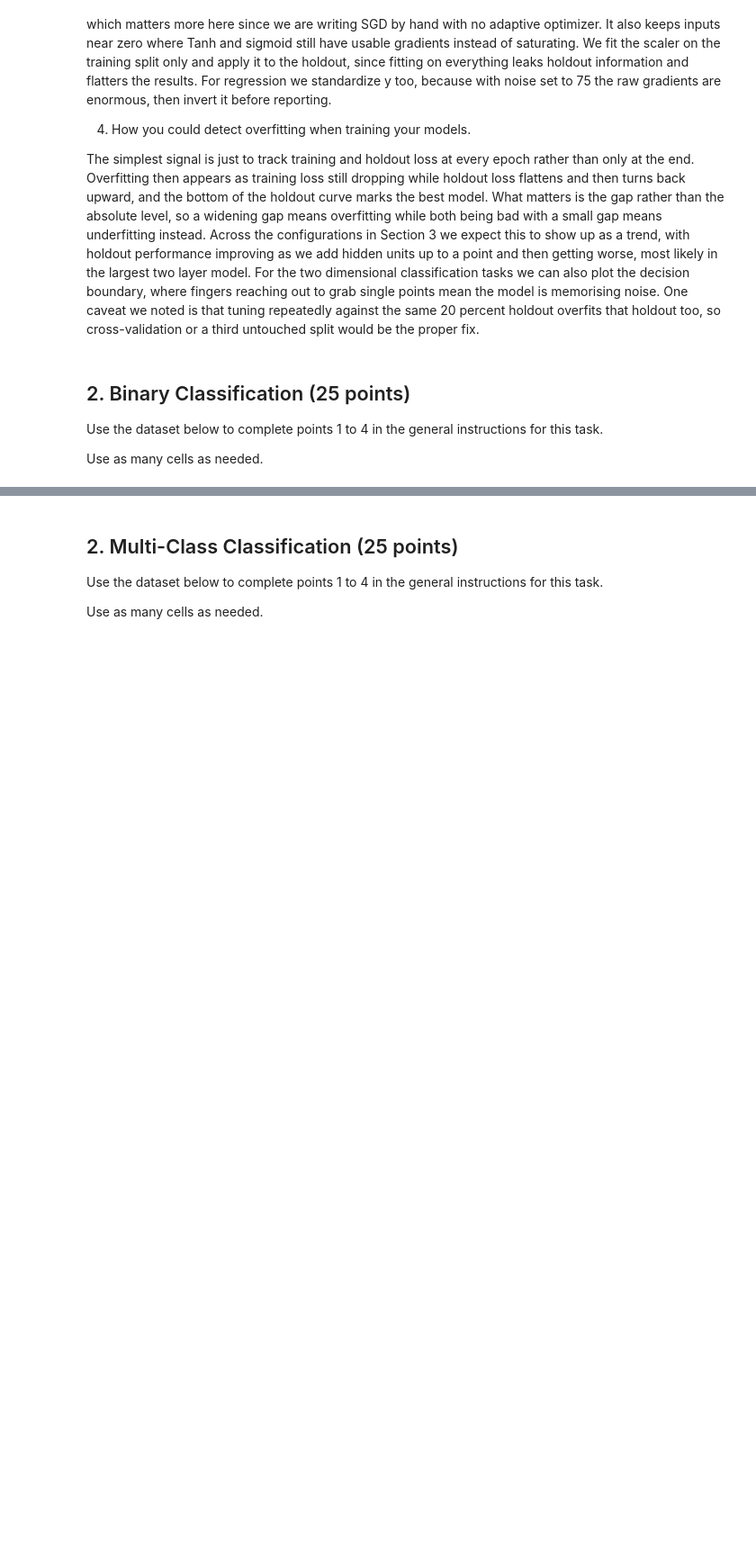
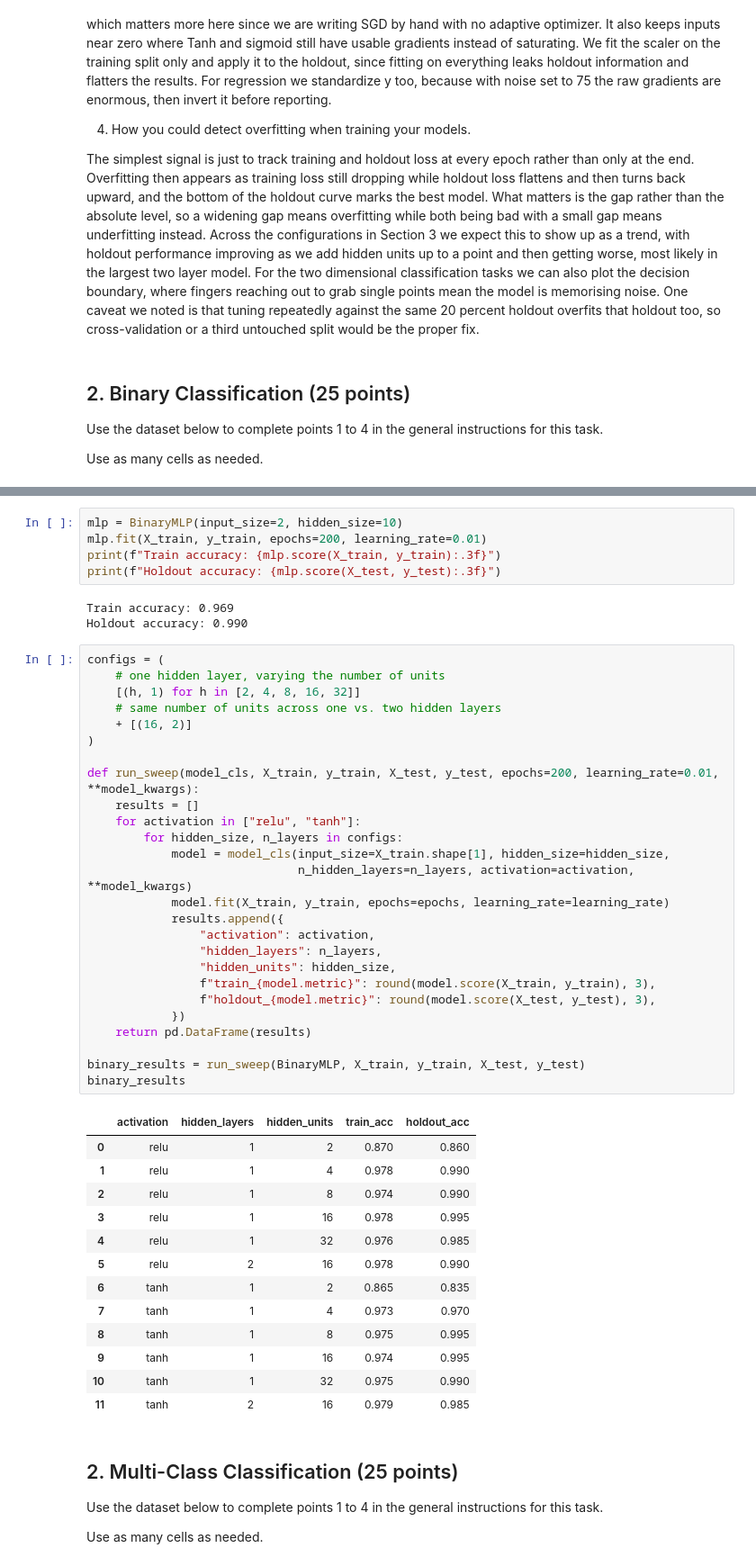
Before and after one commit to SJ-Jain-systems/labsml, a Jupyter notebook: 04-manual-mlps.ipynb, the cells around one changed output, grey strips where cells are left out. Shown at 90% size. Cells and saved outputs as stored; diff of their text form; blank space fills up the shorter version.

```diff
--- a/04-manual-mlps.ipynb
+++ b/04-manual-mlps.ipynb
@@ -104,3 +226,51 @@ X, y = make_moons(n_samples=1000, noise=0.2, random_state=42)
+# %%
+mlp = BinaryMLP(input_size=2, hidden_size=10)
+mlp.fit(X_train, y_train, epochs=200, learning_rate=0.01)
+print(f"Train accuracy: {mlp.score(X_train, y_train):.3f}")
+print(f"Holdout accuracy: {mlp.score(X_test, y_test):.3f}")
+# %% [output]
+Train accuracy: 0.969
+Holdout accuracy: 0.990
+# %%
+configs = (
+    # one hidden layer, varying the number of units
+    [(h, 1) for h in [2, 4, 8, 16, 32]]
+    # same number of units across one vs. two hidden layers
+    + [(16, 2)]
+)
+
+def run_sweep(model_cls, X_train, y_train, X_test, y_test, epochs=200, learning_rate=0.01, **model_kwargs):
+    results = []
+    for activation in ["relu", "tanh"]:
+        for hidden_size, n_layers in configs:
+            model = model_cls(input_size=X_train.shape[1], hidden_size=hidden_size,
+                              n_hidden_layers=n_layers, activation=activation, **model_kwargs)
+            model.fit(X_train, y_train, epochs=epochs, learning_rate=learning_rate)
+            results.append({
+                "activation": activation,
+                "hidden_layers": n_layers,
+                "hidden_units": hidden_size,
+                f"train_{model.metric}": round(model.score(X_train, y_train), 3),
+                f"holdout_{model.metric}": round(model.score(X_test, y_test), 3),
+            })
+    return pd.DataFrame(results)
+
+binary_results = run_sweep(BinaryMLP, X_train, y_train, X_test, y_test)
+binary_results
+# %% [output]
+|  | activation | hidden_layers | hidden_units | train_acc | holdout_acc |
+| 0 | relu | 1 | 2 | 0.870 | 0.860 |
+| 1 | relu | 1 | 4 | 0.978 | 0.990 |
+| 2 | relu | 1 | 8 | 0.974 | 0.990 |
+| 3 | relu | 1 | 16 | 0.978 | 0.995 |
+| 4 | relu | 1 | 32 | 0.976 | 0.985 |
+| 5 | relu | 2 | 16 | 0.978 | 0.990 |
+| 6 | tanh | 1 | 2 | 0.865 | 0.835 |
+| 7 | tanh | 1 | 4 | 0.973 | 0.970 |
+| 8 | tanh | 1 | 8 | 0.975 | 0.995 |
+| 9 | tanh | 1 | 16 | 0.974 | 0.995 |
+| 10 | tanh | 1 | 32 | 0.975 | 0.990 |
+| 11 | tanh | 2 | 16 | 0.979 | 0.985 |
 # %% [markdown]
 ## 2. Multi-Class Classification (25 points)
 
```
Also changed, not shown: parts of 15 cells of this notebook.
